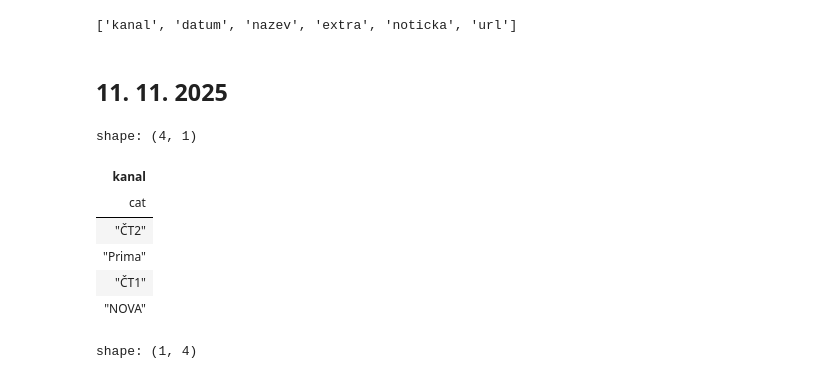
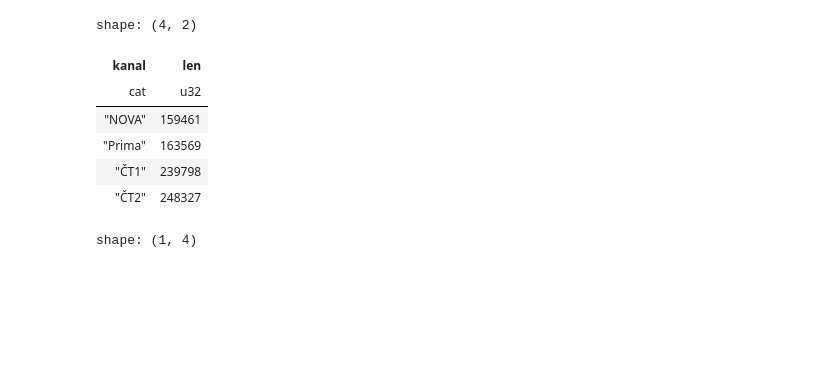
Before and after one commit to DataRozhlas/televizni-programy, a Jupyter notebook: 902_vanocni_filmy_vypocty.ipynb, the cells around one changed output. Drawn from its saved outputs; the diff is of its cells as text; code cells hidden in the pictures; blank space fills up the shorter version.

```diff
--- a/902_vanocni_filmy_vypocty.ipynb
+++ b/902_vanocni_filmy_vypocty.ipynb
@@ -224,16 +4,3 @@ alt.Chart(
 # %%
-df.columns
+kanaly_chceme = ['ČT1','ČT2','Prima','NOVA']
+df = pl.read_parquet(os.path.join("data","fdb.parquet")).filter(pl.col("kanal").is_in(kanaly_chceme))
-# %% [output]
-['kanal', 'datum', 'nazev', 'extra', 'noticka', 'url']
-# %% [markdown]
-## 11. 11. 2025
-# %%
-df.select(pl.col('kanal')).unique()
-# %% [output]
-shape: (4, 1)
-| kanal |
-| cat |
-| "ČT2" |
-| "Prima" |
-| "ČT1" |
-| "NOVA" |
@@ -242,3 +7,13 @@ kanaly_chceme = ['ČT1','ČT2','Prima','NOVA']
+# %%
+df.group_by("kanal").len()
+# %% [output]
+shape: (4, 2)
+| kanal | len |
+| cat | u32 |
+| "NOVA" | 159461 |
+| "Prima" | 163569 |
+| "ČT1" | 239798 |
+| "ČT2" | 248327 |
 # %%
 ruzne_roky = df.filter(pl.col('kanal').is_in(kanaly_chceme)).group_by('nazev').agg(pl.col('datum').dt.year().unique().len()).filter(pl.col('datum') >= 10).select(pl.col('nazev')).to_series().to_list()
 # %%
```
Also changed, not shown: parts of 32 cells of this notebook, 10 other files.
